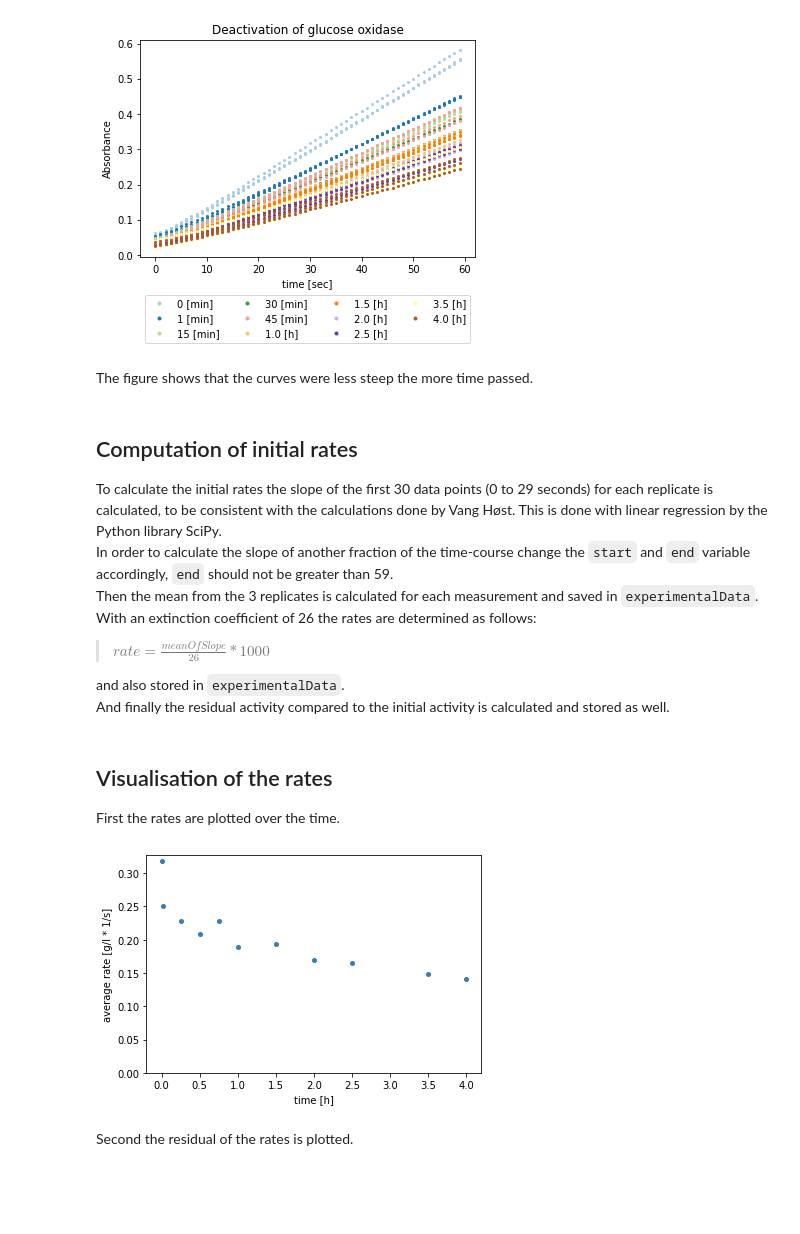
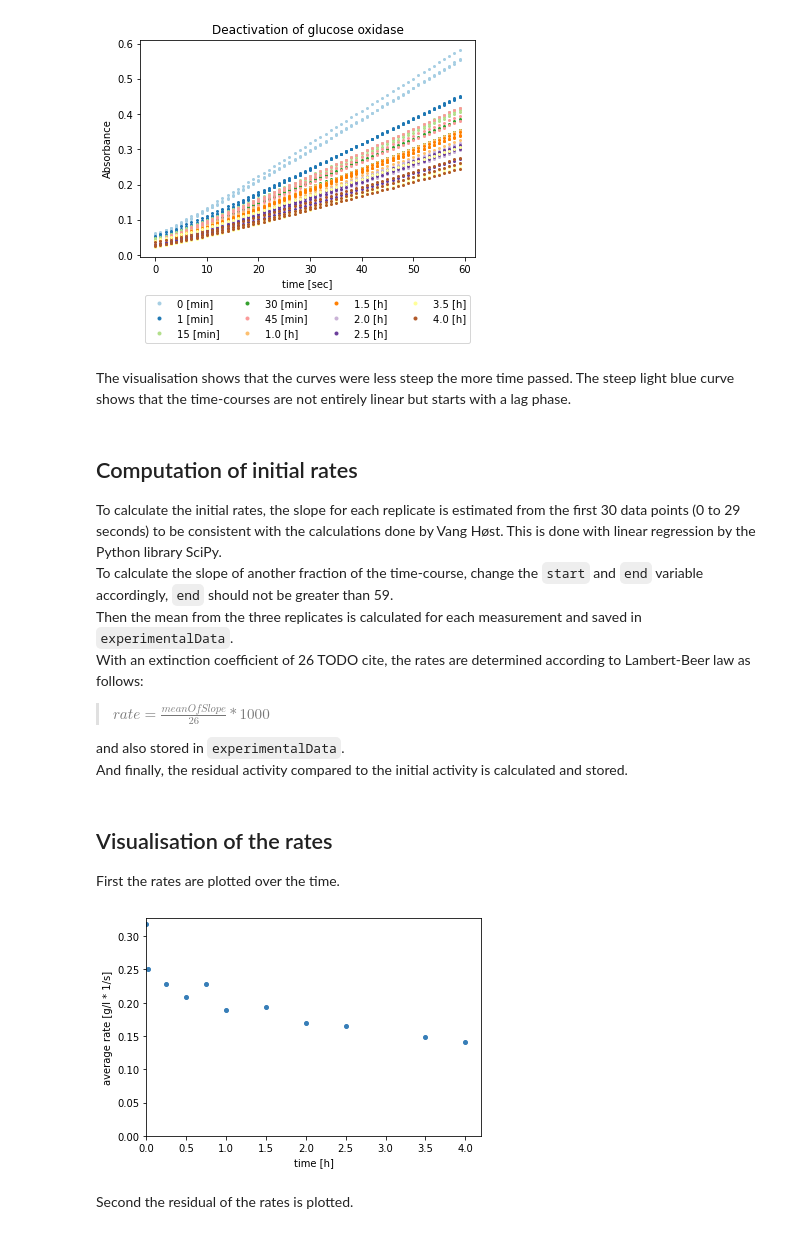
Before and after one commit to HannahDi/master-thesis, a Jupyter notebook: book/Scenarios/Scenario2.ipynb, the cells around one changed output. Saved outputs shown, nothing was run; the diff lists cells and outputs as text; code cells hidden in the pictures; blank space fills up the shorter version.

```diff
--- a/book/Scenarios/Scenario2.ipynb
+++ b/book/Scenarios/Scenario2.ipynb
@@ -133,17 +133,17 @@ plt.show()
 # %% [output]
 [figure]
 # %% [markdown]
-The figure shows that the curves were less steep the more time passed.
+The visualisation shows that the curves were less steep the more time passed. The steep light blue curve shows that the time-courses are not entirely linear but starts with a lag phase.
 # %% [markdown]
 ## Computation of initial rates
-To calculate the initial rates the slope of the first 30 data points (0 to 29 seconds) for each replicate is calculated, to be consistent with the calculations done by Vang Høst. This is done with linear regression by the Python library SciPy.
-In order to calculate the slope of another fraction of the time-course change the `start` and `end` variable accordingly, `end` should not be greater than 59.
-Then the mean from the 3 replicates is calculated for each measurement and saved in `experimentalData`.
-With an extinction coefficient of 26 the rates are determined as follows:
+To calculate the initial rates, the slope for each replicate is estimated from the first 30 data points (0 to 29 seconds) to be consistent with the calculations done by Vang Høst. This is done with linear regression by the Python library SciPy.
+To calculate the slope of another fraction of the time-course, change the `start` and `end` variable accordingly, `end` should not be greater than 59.
+Then the mean from the three replicates is calculated for each measurement and saved in `experimentalData`.
+With an extinction coefficient of 26 TODO cite, the rates are determined according to Lambert-Beer law as follows:
 > $ rate = \frac{meanOfSlope}{26}*1000$
 >
 and also stored in `experimentalData`.
-And finally the residual activity compared to the initial activity is calculated and stored as well.
+And finally, the residual activity compared to the initial activity is calculated and stored.
 # %%
 start = 0
 end = 29
@@ -157,21 +157,22 @@ for measurement in experimentalData:
     measurement['v0'] =  round(slope/(26)*1000, 3)
     measurement['residual activity'] = measurement['v0']/experimentalData[0]['v0']*100
 # %% [markdown]
-## Visualisation of the rates <a class="anchor" name="RatesVisualisation"></a>
+## Visualisation of the rates
 First the rates are plotted over the time.
 # %%
 plt.figure()
 ax = plt.subplot()
 for measurement in experimentalData:
     ax.plot(measurement['measuring time h'], measurement['v0'], 'o', ms=4, color='#377eb8')
 ax.set_xlabel('time [h]')
 ax.set_ylabel('average rate [g/l * 1/s]')
 ax.set_ylim(ymin=0)
+ax.set_xlim(xmin=0)
 # save as svg
-#plt.savefig('rates.svg', bbox_inches='tight')
+# plt.savefig('rates.svg', bbox_inches='tight')
 plt.show()
 # %% [output]
-[figure, old version]
+[figure, new version]
 # %% [markdown]
 Second the residual of the rates is plotted.
 # %%
```
Also changed, not shown: parts of 11 cells of this notebook.
